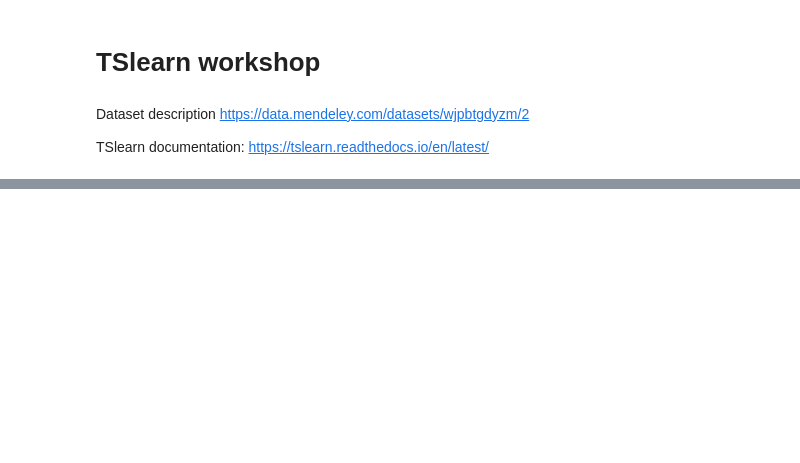
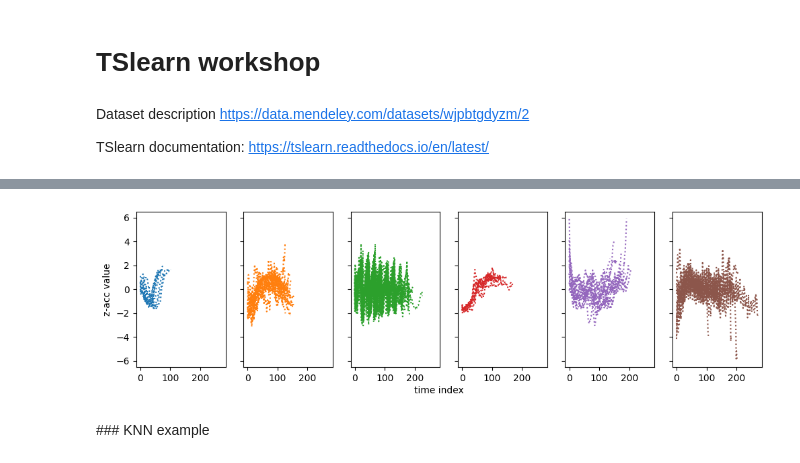
Before and after one commit to ia-p16/tslearn-workshop-2026, a Jupyter notebook: workshop.ipynb, the cells around one changed output, grey strips where cells are left out. Drawn from its saved outputs; the diff is of its cells as text; code cells hidden in the pictures; blank space fills up the shorter version.

```diff
--- a/workshop.ipynb
+++ b/workshop.ipynb
@@ -49,0 +192,18 @@ visualize_dataset_overview(labels, tasks, dataset)
+# %%
+# Visualize data
+import matplotlib.pyplot as plt
+
+fig, axs = plt.subplots(1, n_classes, figsize=(12, 3), sharex=True, sharey=True)
+axs[0].set_ylabel('z-acc value')
+fig.text(0.5, -0.02, 'time index', ha='center')
+colors = plt.get_cmap("tab10").colors
+
+for i in range(n_classes):
+    for x in train_data[train_labels==task_labels[i]]:
+        for imu_index in range(len(imus)):
+            for feature_index in range(len(features)):
+                axs[i].plot(x[..., feature_index + imu_index * 3], linestyle=":", color=colors[i])
+# %% [output]
+[figure, added]
+# %% [markdown]
+### KNN example
```
Also changed, not shown: parts of 41 cells of this notebook.
